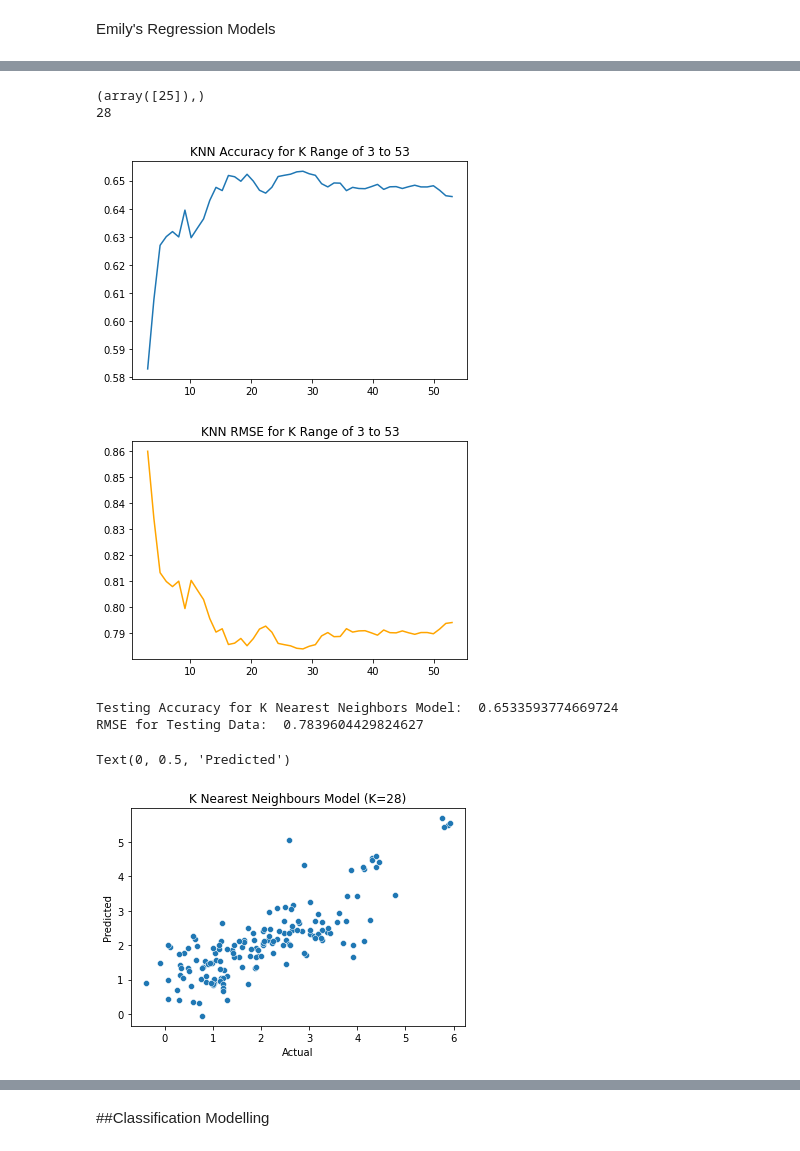
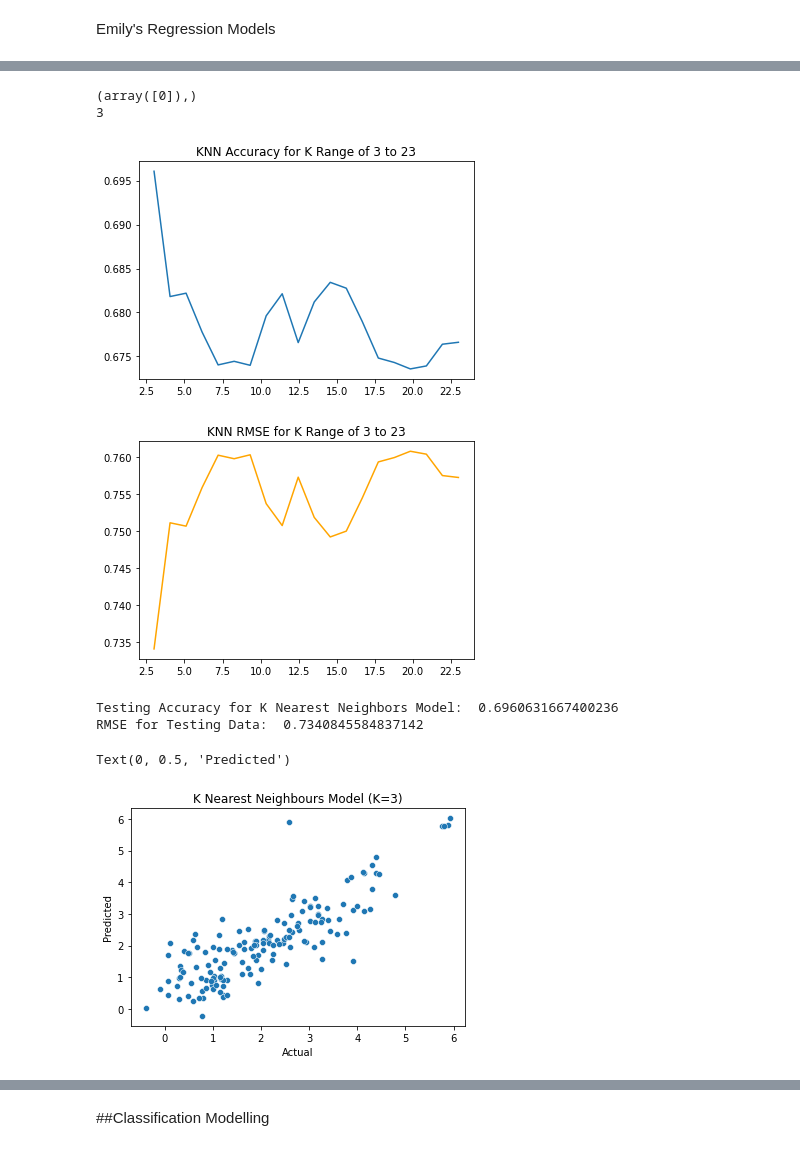
Before and after one commit to emmim25/Group08_Project, a Jupyter notebook: BMEN415_Group8_Final_Project_Models.ipynb, the cells around one changed output, grey strips where cells are left out. Cells and saved outputs as stored; diff of their text form; code cells hidden in the pictures.

```diff
--- a/BMEN415_Group8_Final_Project_Models.ipynb
+++ b/BMEN415_Group8_Final_Project_Models.ipynb
@@ -69,0 +134,24 @@ Yousef's Regression Models
+# %%
+#3. Support Vector Regression
+
+from sklearn.svm import SVR
+from sklearn.metrics import mean_squared_error,accuracy_score,r2_score
+
+svr = SVR()
+svr.fit(x_train,y_train)
+
+y_predict_test = svr.predict(x_test)
+
+mse = mean_squared_error(y_test,y_predict_test,squared=True) #Returns MSE
+rmse = mean_squared_error(y_test,y_predict_test,squared=False) #Returns RMSE
+r2 = r2_score(y_test,y_predict_test)  ## Returns R2 value
+#acc = accuracy_score(y_test,y_predict_test)   #Accuracy for classification
+
+print('Mean Square Error:',mse)
+print('Root Mean Square Error:',rmse)
+print('R^2:',r2)
+
+sns.scatterplot(y_test,y_predict_test)
+plt.xlabel('Actual')
+plt.ylabel('Predicted')
+plt.title("Support Vector Regression Model")
@@ -96,41 +190,41 @@ Text(0.5, 1.0, 'Bayesian Ridge Model')
 # %%
 # K Nearest Neighbors Model
 from sklearn import neighbors
 
-accuracy_kNN = np.zeros(50)
-RMSE_kNN=np.zeros(50)
-for i in range(3,53):
+accuracy_kNN = np.zeros(20)
+RMSE_kNN=np.zeros(20)
+for i in range(3,23):
   kNN_data = neighbors.KNeighborsRegressor(i, weights = 'distance')
 
   kNN_data.fit(x_train, y_train)
 
   y_predict_test = kNN_data.predict(x_test)
 
   accuracy_kNN_test = r2_score(y_test, y_predict_test)
   accuracy_kNN[i-3]=accuracy_kNN_test
   RMSE_kNN[i-3] = sqrt(mean_squared_error(y_test, y_predict_test))
 
-krange=np.linspace(3,53)
+kspan = np.linspace(3,23, num=20 )
 plt.figure(0)
-plt.title('KNN Accuracy for K Range of 3 to 53')
-plt.plot(krange, accuracy_kNN)
+plt.title('KNN Accuracy for K Range of 3 to 23')
+plt.plot(kspan, accuracy_kNN)
 plt.figure(1)
-plt.plot(krange, RMSE_kNN, color='orange')
-plt.title('KNN RMSE for K Range of 3 to 53')
+plt.plot(kspan, RMSE_kNN, color='orange')
+plt.title('KNN RMSE for K Range of 3 to 23')
 
 k_optimum_index = np.where(accuracy_kNN == np.max(accuracy_kNN))
 print(k_optimum_index)
-k_optimum = 25 + 3
+k_optimum = 0 + 3
 print(k_optimum)
 
 kNN_data = neighbors.KNeighborsRegressor(k_optimum, weights = 'distance')
 kNN_data.fit(x_train, y_train)
 y_predict_test = kNN_data.predict(x_test)
 # %% [output]
-(array([25]),)
-28
+(array([0]),)
+3
-[figure, old version]
+[figure, new version]
-[figure, old version]
+[figure, new version]
 # %%
 accuracy_kNN_test = r2_score(y_test, y_predict_test)
 print("Testing Accuracy for K Nearest Neighbors Model: ", accuracy_kNN_test)
@@ -139,14 +233,14 @@ RMSE_kNN_test = sqrt(mean_squared_error(y_test, y_predict_test))
 print("RMSE for Testing Data: ", RMSE_kNN_test)
 
 sns.scatterplot(y_test, y_predict_test)
-plt.title("K Nearest Neighbours Model (K=28)")
+plt.title("K Nearest Neighbours Model (K=3)")
 plt.xlabel('Actual')
 plt.ylabel('Predicted')
 # %% [output]
-Testing Accuracy for K Nearest Neighbors Model:  0.6533593774669724
-RMSE for Testing Data:  0.7839604429824627
+Testing Accuracy for K Nearest Neighbors Model:  0.6960631667400236
+RMSE for Testing Data:  0.7340845584837142
 Text(0, 0.5, 'Predicted')
-[figure, old version]
+[figure, new version]
 # %%
 #Neural Network Model
 from sklearn.neural_network import MLPRegressor
```
Also changed, not shown: parts of 26 cells of this notebook.
